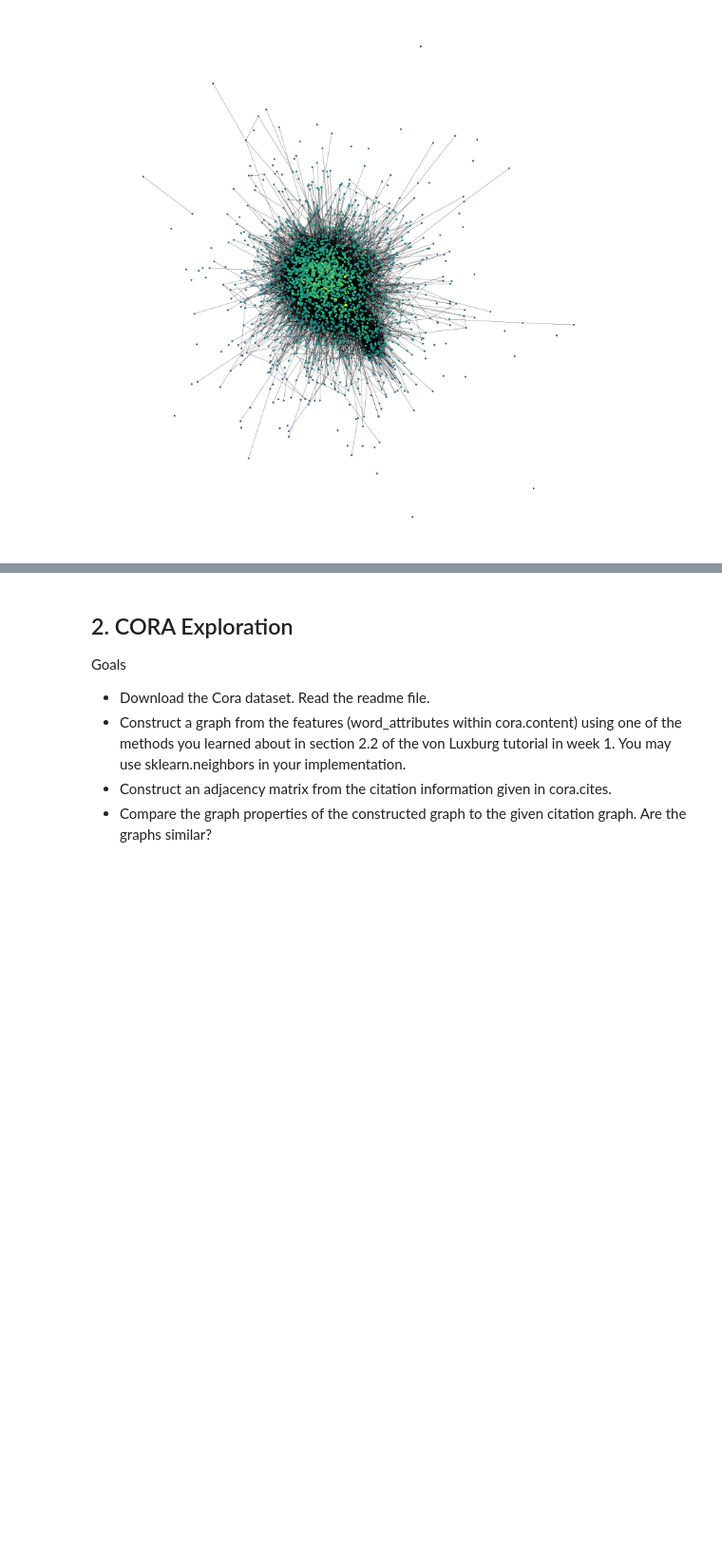
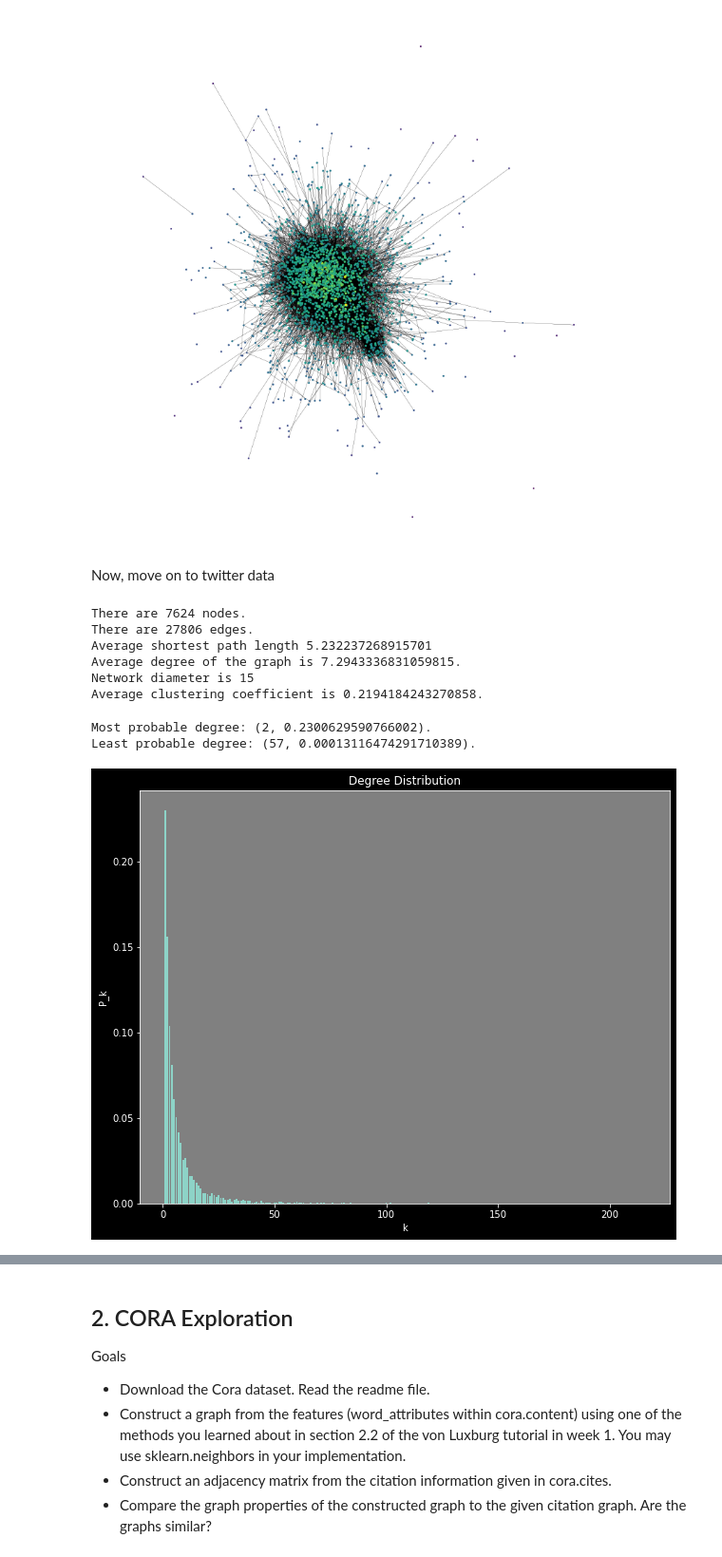
Before and after one commit to Barry0121/graph-neural-net-benchmark, a Jupyter notebook: notebooks/graph-base-data.ipynb, the cells around one changed output, grey strips where cells are left out. Shown: that part at 95% size. Saved outputs shown, nothing was run; the diff lists cells and outputs as text; code cells hidden in the pictures; blank space fills up the shorter version.

Commit message:
Plot lastfm asia network

```diff
--- a/notebooks/graph-base-data.ipynb
+++ b/notebooks/graph-base-data.ipynb
@@ -152,3 +152,64 @@ plt.axis('off')
  -0.8503588140010834,
  0.879645437002182)
 [figure]
+# %% [markdown]
+Now, move on to twitter data
+# %%
+lastfm_asia_edges = pd.read_csv("../data/raw/snap/lasftm_asia/lastfm_asia_edges.csv") # get edges, skip 1 to skip header
+lastfm_asia_target = pd.read_csv("../data/raw/snap/lasftm_asia/lastfm_asia_target.csv", index_col='id') # get target
+# facebook_targets = facebook_targets.set_index('new_id')
+# get features
+with open("../data/raw/snap/lasftm_asia/lastfm_asia_features.json", "r") as file:
+    lastfm_asia_features = json.loads(file.read())
+# %%
+# create and populate the graph
+lastfm_asia = nx.Graph()
+lastfm_asia.add_edges_from(lastfm_asia_edges.to_numpy())
+# %%
+# report on average degree, network diameter, average clustering coefficient
+def graph_count(graph: nx.Graph):
+    """Generate a printed report of general graph statistics"""
+    degrees = np.array([degree for node, degree in graph.degree()])
+    print(f"There are {graph.number_of_nodes()} nodes.")
+    print(f"There are {graph.number_of_edges()} edges.")
+    print(f"Average shortest path length {nx.average_shortest_path_length(graph)}")
+    print(f"Average degree of the graph is {np.mean(degrees)}.")
+    print(f"Network diameter is {nx.diameter(graph)}")
+    print(f"Average clustering coefficient is {nx.average_clustering(graph)}.")
+
+graph_count(lastfm_asia)
+# %% [output]
+There are 7624 nodes.
+There are 27806 edges.
+Average shortest path length 5.232237268915701
+Average degree of the graph is 7.2943336831059815.
+Network diameter is 15
+Average clustering coefficient is 0.2194184243270858.
+# %%
+# get degree distribution
+def plot_degree_distribution(graph: nx.Graph):
+    """plot the degree distribution graph"""
+    degrees = np.array([degree for node, degree in graph.degree()])
+    degree_index, degree_dist = np.unique(degrees, return_counts=True)
+    degree_dist = degree_dist / len(graph.nodes)
+
+    temp_list = list(zip(degree_index, degree_dist))
+    max_ind, max_val = max(temp_list, key=lambda x: x[1])
+    min_ind, min_val = min(temp_list, key=lambda x: x[1])
+    print(f"Most probable degree: {(degree_index[max_ind], max_val)}.")
+    print(f"Least probable degree: {(degree_index[min_ind], min_val)}.")
+
+    figure = plt.figure(figsize=(10, 8))
+    ax = plt.axes()
+    ax.set_facecolor('grey')
+    plt.bar(degree_index, degree_dist)
+    plt.title("Degree Distribution")
+    plt.xlabel("k")
+    plt.ylabel("P_k")
+    plt.show()
+
+plot_degree_distribution(lastfm_asia)
+# %% [output]
+Most probable degree: (2, 0.2300629590766002).
+Least probable degree: (57, 0.00013116474291710389).
+[figure, added]
```
Also changed, not shown: parts of 1 cell of this notebook, 2 other files.
